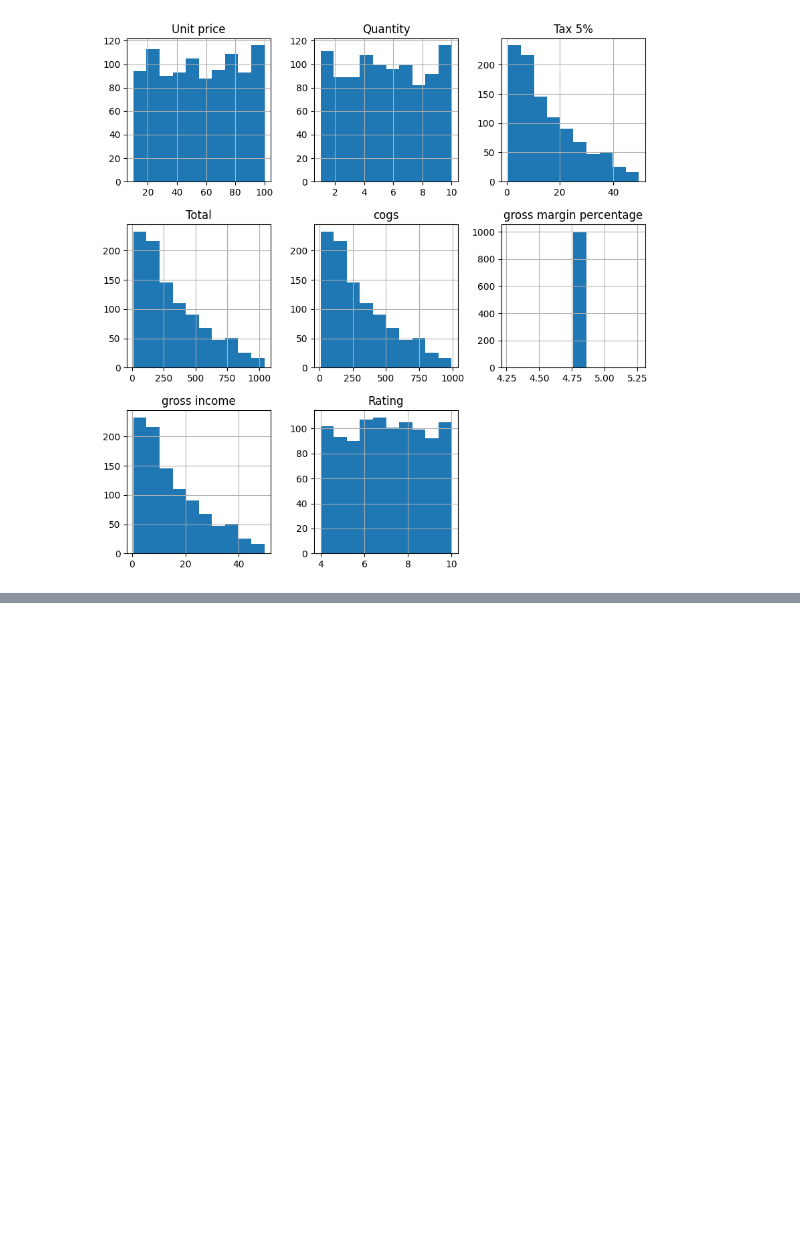
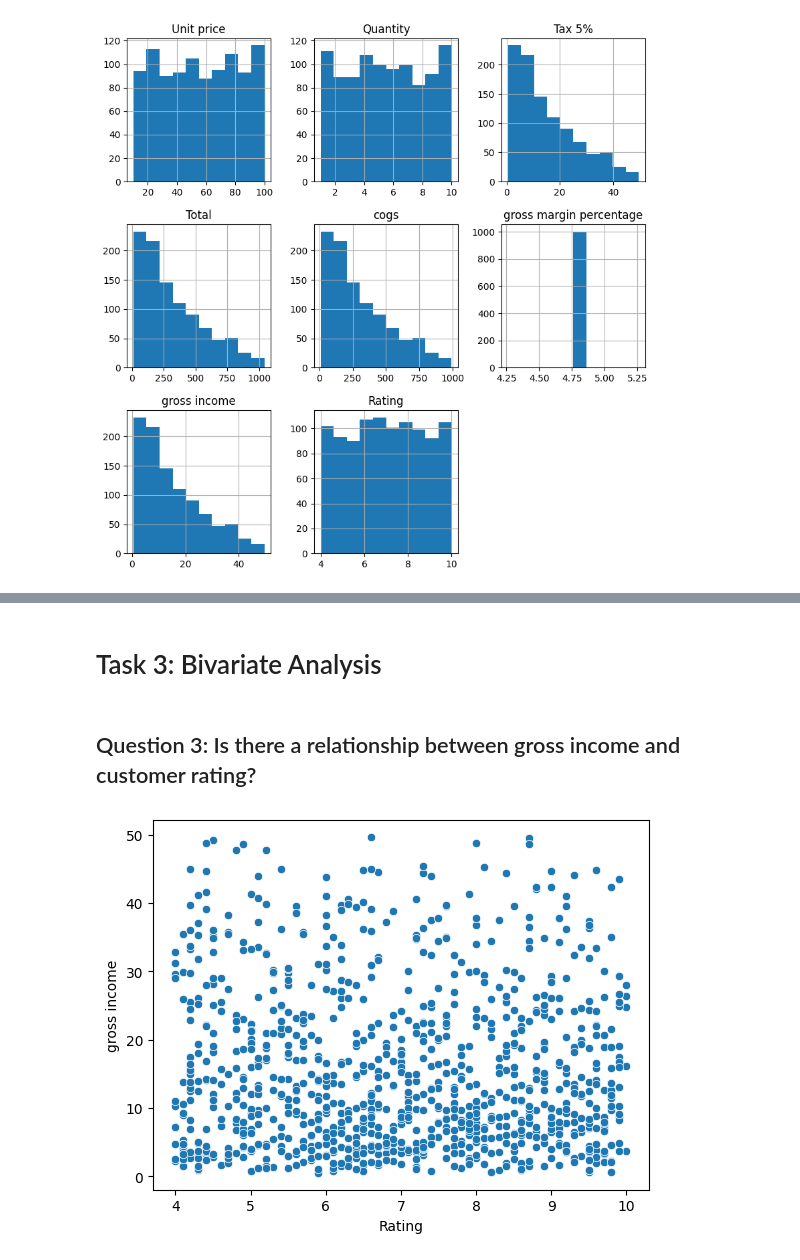
Before and after one commit to nihemelandu/EDA_PYTHON, a Jupyter notebook: EDA_PYTHON.ipynb, the cells around one changed output, grey strips where cells are left out. Saved outputs shown, nothing was run; the diff lists cells and outputs as text; code cells hidden in the pictures; blank space fills up the shorter version.

```diff
--- a/EDA_PYTHON.ipynb
+++ b/EDA_PYTHON.ipynb
@@ -117,0 +135,8 @@ df.hist(figsize=(10,10));
+# %% [markdown]
+# Task 3: Bivariate Analysis
+# %% [markdown]
+## Question 3: Is there a relationship between gross income and customer rating?
+# %%
+sns.scatterplot(df, x='Rating', y='gross income');
+# %% [output]
+[figure, added]
```
Also changed, not shown: parts of 5 cells of this notebook.
